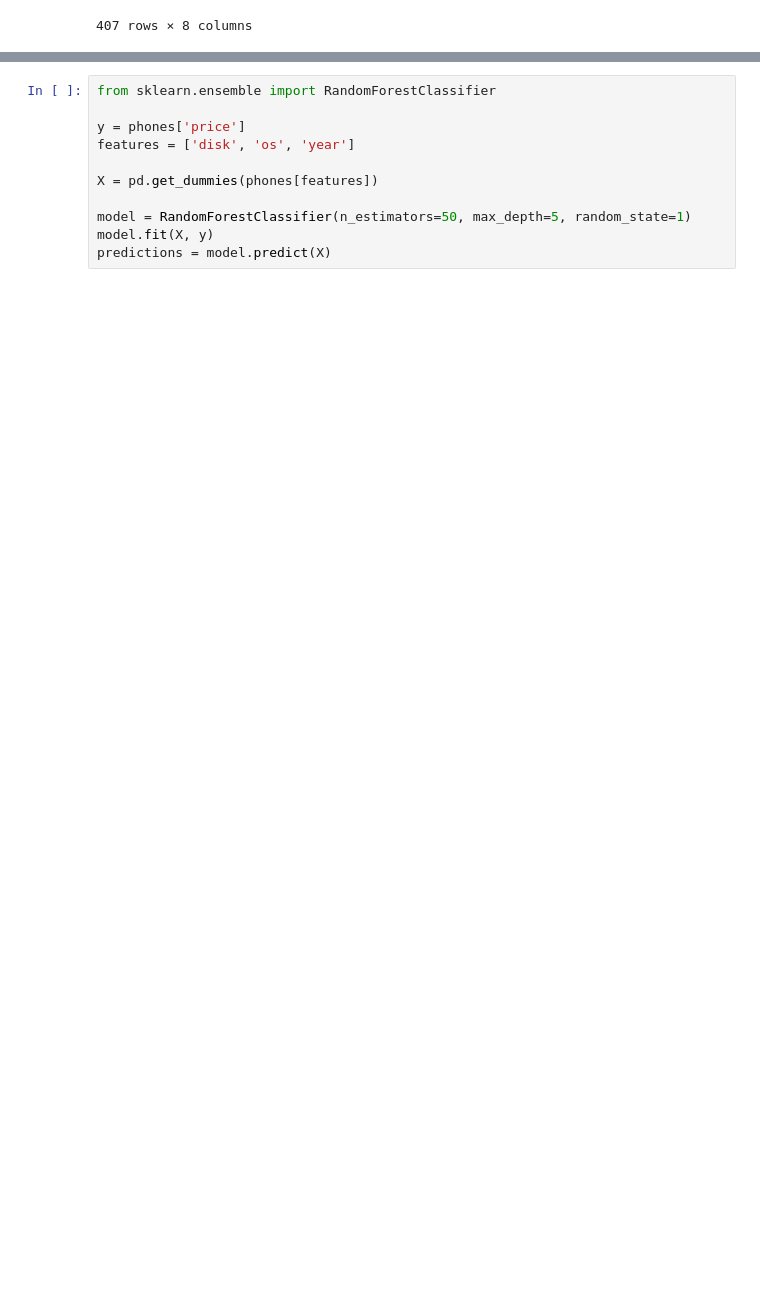
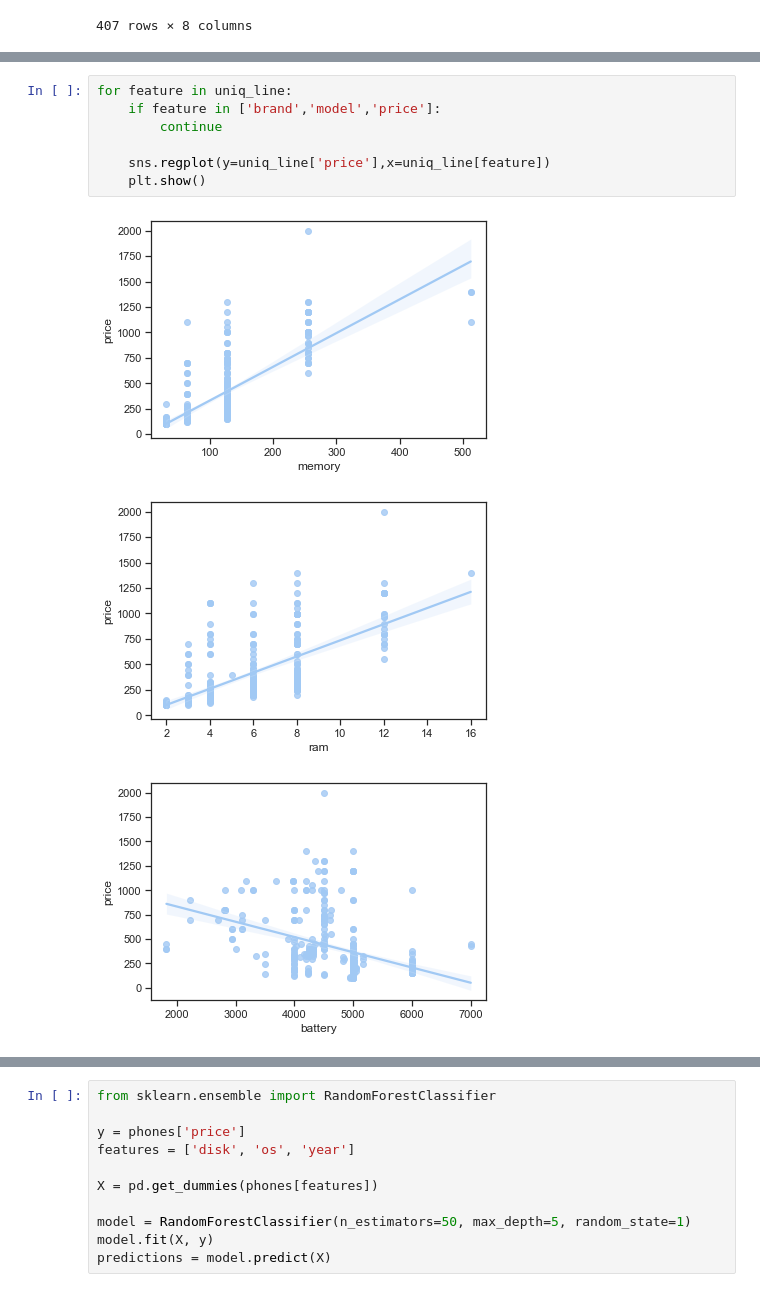
Before and after one commit to LarryNyuron/datasosaience, a Jupyter notebook: Phone/phones.ipynb, the cells around one changed output, grey strips where cells are left out. Drawn from its saved outputs; the diff is of its cells as text; blank space fills up the shorter version.

Commit message:
Conti. lear. LR

```diff
--- a/Phone/phones.ipynb
+++ b/Phone/phones.ipynb
@@ -129,0 +334,11 @@ plt.show()
+# %%
+for feature in uniq_line:
+    if feature in ['brand','model','price']:
+        continue
+
+    sns.regplot(y=uniq_line['price'],x=uniq_line[feature])
+    plt.show()
+# %% [output]
+[figure, added]
+[figure, added]
+[figure, added]
```
Also changed, not shown: parts of 23 cells of this notebook, 2 other files.
